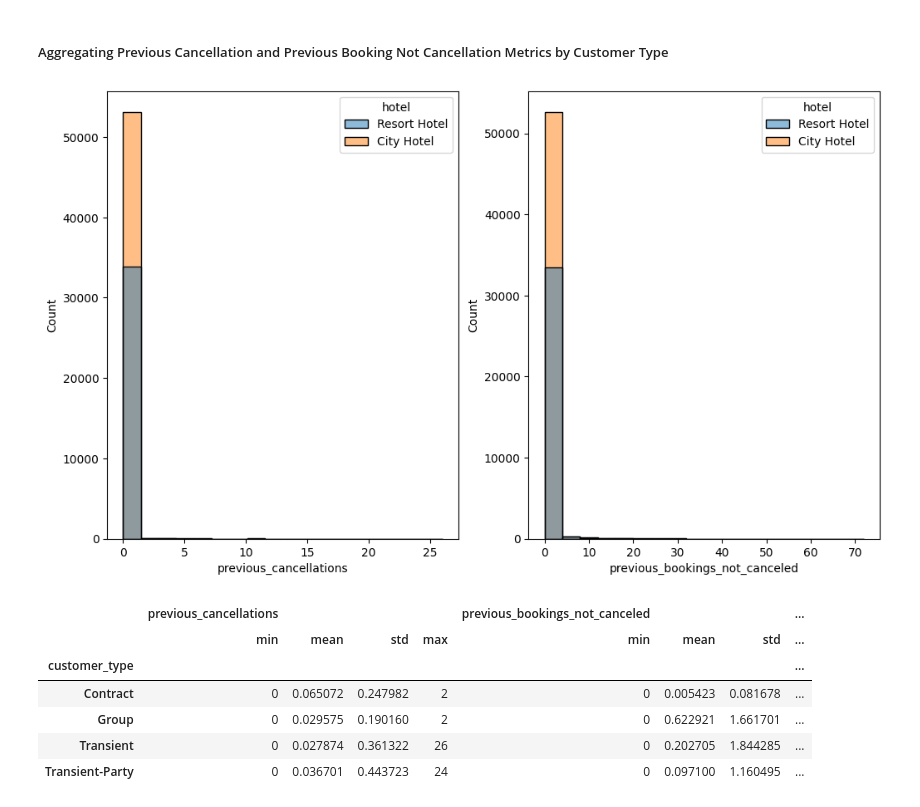
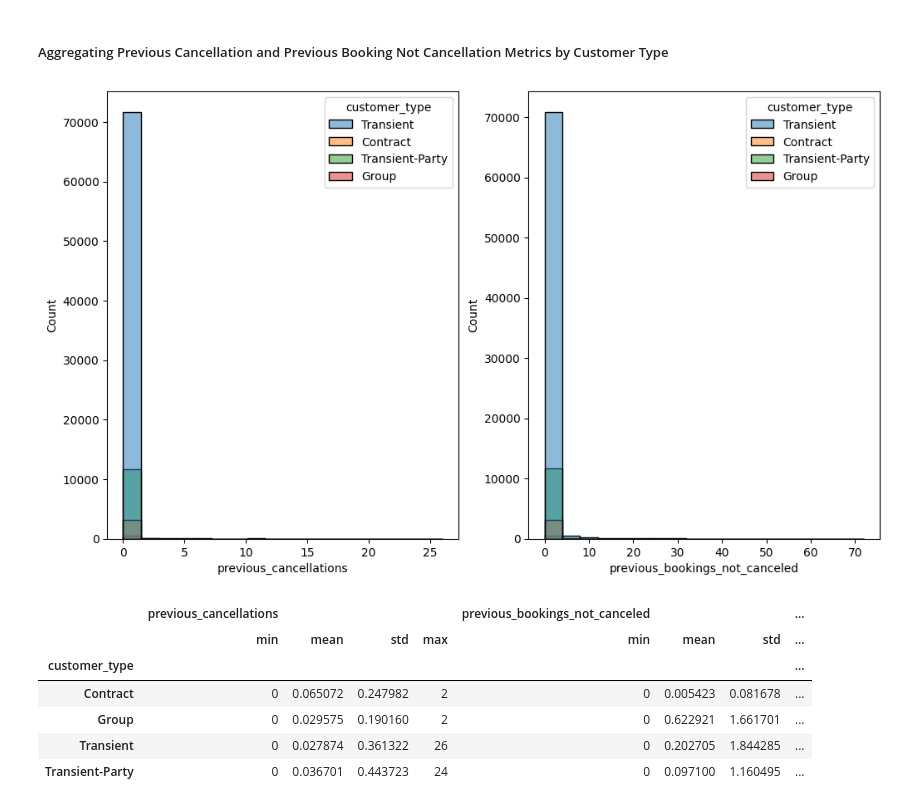
Before and after one commit to knightstark7/Labs-And-Project-Data-Visualization, a Jupyter notebook: Project/Source/project.ipynb, the cells around one changed output. Saved outputs shown, nothing was run; the diff lists cells and outputs as text; code cells hidden in the pictures.

```diff
--- a/Project/Source/project.ipynb
+++ b/Project/Source/project.ipynb
@@ -787,15 +788,15 @@ df.groupby('hotel').agg({'adr': ['min', 'mean', 'std', 'max'],
 # %%
 plt.figure(figsize=(12, 7))
 
 # filter some extreme values
 plt.subplot(1, 2, 1)
-sns.histplot(data=df, x='previous_cancellations', hue='hotel')
+sns.histplot(data=df, x='previous_cancellations', hue='customer_type')
 plt.subplot(1, 2, 2)
-sns.histplot(data=df, x='previous_bookings_not_canceled', hue='hotel')
+sns.histplot(data=df, x='previous_bookings_not_canceled', hue='customer_type')
 
 plt.show()
 # %% [output]
-[figure, old version]
+[figure, new version]
 # %%
 df.groupby('customer_type').agg({'previous_cancellations': ['min', 'mean', 'std', 'max'],
                                  'previous_bookings_not_canceled': ['min', 'mean', 'std', 'max']})
```
Also changed, not shown: parts of 7 cells of this notebook.
